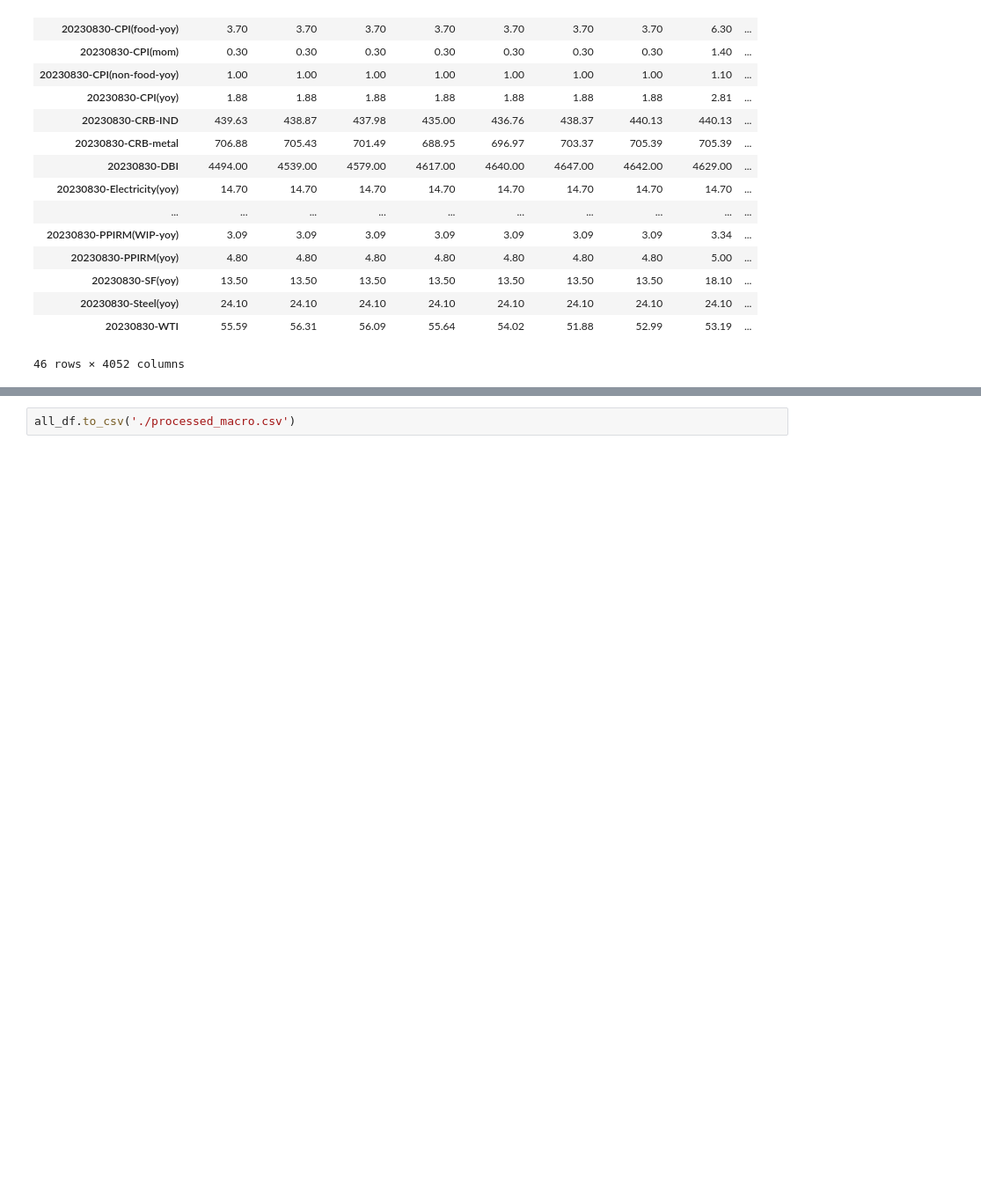
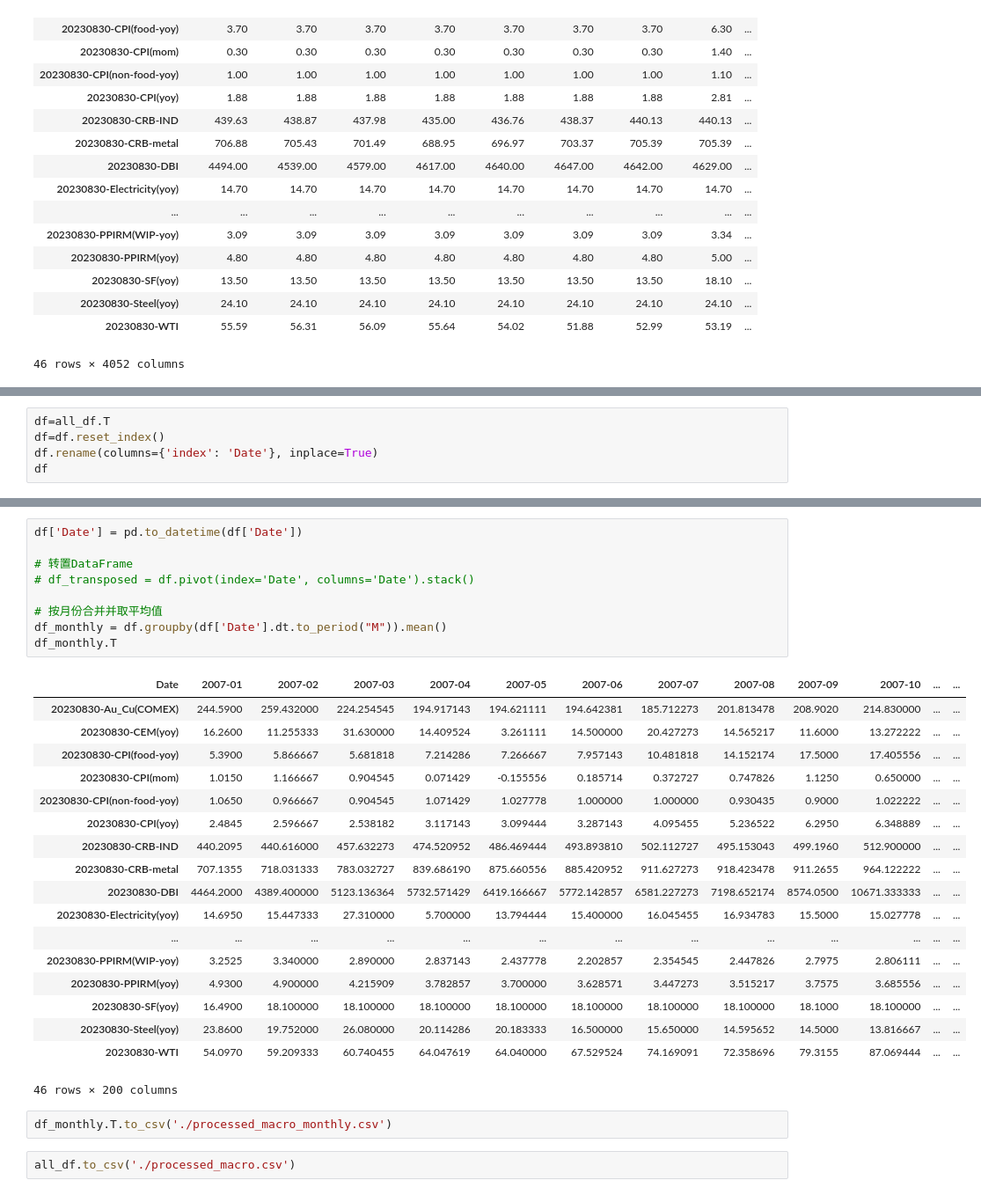
Before and after one commit to Luxe7/PolicyConfiguration, a Jupyter notebook: Data/Macro/data_process.ipynb, the cells around one changed output, grey strips where cells are left out. Shown at 88% size. Cells and saved outputs as stored; diff of their text form; blank space fills up the shorter version.

Commit message:
Macro EmbeddingTraining

```diff
--- a/Data/Macro/data_process.ipynb
+++ b/Data/Macro/data_process.ipynb
@@ -133,0 +149,5 @@ all_df
+# %%
+df=all_df.T
+df=df.reset_index()
+df.rename(columns={'index': 'Date'}, inplace=True)
+df
@@ -134,2 +168,32 @@ all_df
+# %%
+df['Date'] = pd.to_datetime(df['Date'])
+
+# 转置DataFrame
+# df_transposed = df.pivot(index='Date', columns='Date').stack()
+
+# 按月份合并并取平均值
+df_monthly = df.groupby(df['Date'].dt.to_period("M")).mean()
+df_monthly.T
+# %% [output]
+| Date | 2007-01 | 2007-02 | 2007-03 | 2007-04 | 2007-05 | 2007-06 | 2007-07 | 2007-08 | 2007-09 | 2007-10 | ... | ... |
+| 20230830-Au_Cu(COMEX) | 244.5900 | 259.432000 | 224.254545 | 194.917143 | 194.621111 | 194.642381 | 185.712273 | 201.813478 | 208.9020 | 214.830000 | ... | ... |
+| 20230830-CEM(yoy) | 16.2600 | 11.255333 | 31.630000 | 14.409524 | 3.261111 | 14.500000 | 20.427273 | 14.565217 | 11.6000 | 13.272222 | ... | ... |
+| 20230830-CPI(food-yoy) | 5.3900 | 5.866667 | 5.681818 | 7.214286 | 7.266667 | 7.957143 | 10.481818 | 14.152174 | 17.5000 | 17.405556 | ... | ... |
+| 20230830-CPI(mom) | 1.0150 | 1.166667 | 0.904545 | 0.071429 | -0.155556 | 0.185714 | 0.372727 | 0.747826 | 1.1250 | 0.650000 | ... | ... |
+| 20230830-CPI(non-food-yoy) | 1.0650 | 0.966667 | 0.904545 | 1.071429 | 1.027778 | 1.000000 | 1.000000 | 0.930435 | 0.9000 | 1.022222 | ... | ... |
+| 20230830-CPI(yoy) | 2.4845 | 2.596667 | 2.538182 | 3.117143 | 3.099444 | 3.287143 | 4.095455 | 5.236522 | 6.2950 | 6.348889 | ... | ... |
+| 20230830-CRB-IND | 440.2095 | 440.616000 | 457.632273 | 474.520952 | 486.469444 | 493.893810 | 502.112727 | 495.153043 | 499.1960 | 512.900000 | ... | ... |
+| 20230830-CRB-metal | 707.1355 | 718.031333 | 783.032727 | 839.686190 | 875.660556 | 885.420952 | 911.627273 | 918.423478 | 911.2655 | 964.122222 | ... | ... |
+| 20230830-DBI | 4464.2000 | 4389.400000 | 5123.136364 | 5732.571429 | 6419.166667 | 5772.142857 | 6581.227273 | 7198.652174 | 8574.0500 | 10671.333333 | ... | ... |
+| 20230830-Electricity(yoy) | 14.6950 | 15.447333 | 27.310000 | 5.700000 | 13.794444 | 15.400000 | 16.045455 | 16.934783 | 15.5000 | 15.027778 | ... | ... |
+| ... | ... | ... | ... | ... | ... | ... | ... | ... | ... | ... | ... | ... |
+| 20230830-PPIRM(WIP-yoy) | 3.2525 | 3.340000 | 2.890000 | 2.837143 | 2.437778 | 2.202857 | 2.354545 | 2.447826 | 2.7975 | 2.806111 | ... | ... |
+| 20230830-PPIRM(yoy) | 4.9300 | 4.900000 | 4.215909 | 3.782857 | 3.700000 | 3.628571 | 3.447273 | 3.515217 | 3.7575 | 3.685556 | ... | ... |
+| 20230830-SF(yoy) | 16.4900 | 18.100000 | 18.100000 | 18.100000 | 18.100000 | 18.100000 | 18.100000 | 18.100000 | 18.1000 | 18.100000 | ... | ... |
+| 20230830-Steel(yoy) | 23.8600 | 19.752000 | 26.080000 | 20.114286 | 20.183333 | 16.500000 | 15.650000 | 14.595652 | 14.5000 | 13.816667 | ... | ... |
+| 20230830-WTI | 54.0970 | 59.209333 | 60.740455 | 64.047619 | 64.040000 | 67.529524 | 74.169091 | 72.358696 | 79.3155 | 87.069444 | ... | ... |
+46 rows × 200 columns
+# %%
+df_monthly.T.to_csv('./processed_macro_monthly.csv')
 # %%
 all_df.to_csv('./processed_macro.csv')
```
Also changed, not shown: parts of 4 cells of this notebook, 6 other files.
